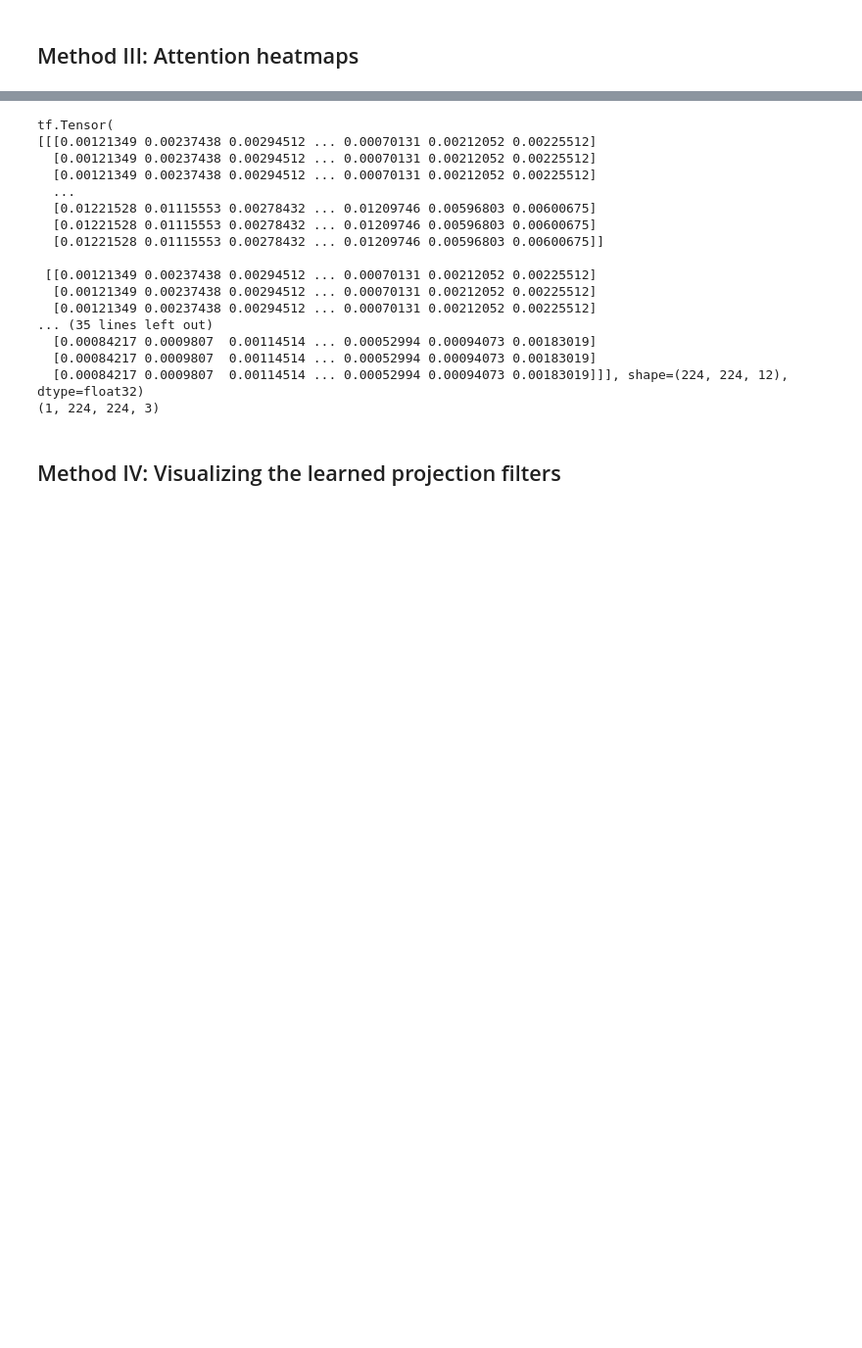
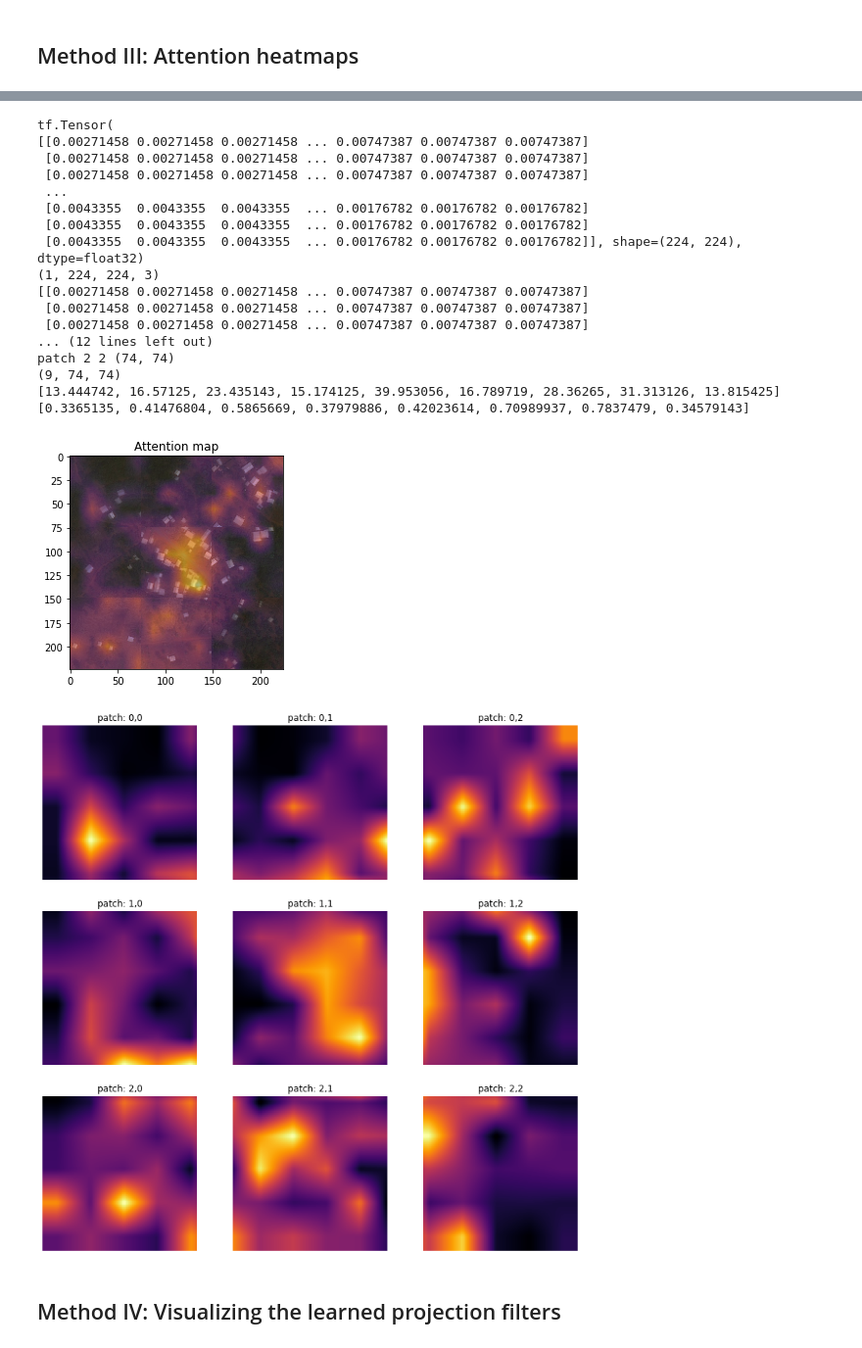
Before and after one commit to Wjppppp/building-detection, a Jupyter notebook: object_detection/workspace/weights/Vision_Transformer_representations.ipynb, the cells around one changed output, grey strips where cells are left out. Shown at 98% size. Drawn from its saved outputs; the diff is of its cells as text; code cells hidden in the pictures; blank space fills up the shorter version.

```diff
--- a/object_detection/workspace/weights/Vision_Transformer_representations.ipynb
+++ b/object_detection/workspace/weights/Vision_Transformer_representations.ipynb
@@ -410,24 +392,71 @@ tf.Tensor(
 # %%
-print(attentions)
+
+# print(preprocessed_img_orig)
+print(attentions[..., 11])
+
 print(np.shape(preprocessed_img_orig))
+plt.imshow(preprocessed_img_orig[0])
+plt.imshow(attentions[..., 11], cmap="inferno", alpha=0.5)
+plt.title("Attention map")
+
+attention_map = attentions[..., 11].numpy()
+print(attention_map)
+attention_patches = []
+attention_weights = []
+
+fig, axes = plt.subplots(nrows=3, ncols=3, figsize=(13, 13))
+img_count = 0
+
+for i in range(3):
+    for j in range(3):
+        attention_patch = attention_map[i*74+1:(i+1)*74+1, j*74+1:(j+1)*74+1]
+        attention_patches.append(attention_patch)
+        attention_weights.append(np.sum(attention_patch))
+        print("patch",i,j,np.shape(attention_patch))
+#         plt.figure()
+        axes[i, j].imshow(attention_patch, cmap="inferno")
+        axes[i, j].title.set_text(f"patch: {i},{j}")
+        axes[i, j].axis("off")
+
+
+print(np.shape(attention_patches))
+print(attention_weights)
+
+center_weight = attention_weights[4]
+for i in range(len(attention_weights)):
+    attention_weights[i] =  attention_weights[i]/center_weight
+
+attention_weights.pop(4)
+print(attention_weights)
+
+
+
+# resized_img = tf.image.resize(preprocessed_img_orig[0], (768,768), method="bicubic")
+# plt.imshow(resized_img)
+# plt.figure()
+plt.show()
+
+# print(resized_img.shape)
 # %% [output]
 tf.Tensor(
-[[[0.00121349 0.00237438 0.00294512 ... 0.00070131 0.00212052 0.00225512]
-  [0.00121349 0.00237438 0.00294512 ... 0.00070131 0.00212052 0.00225512]
-  [0.00121349 0.00237438 0.00294512 ... 0.00070131 0.00212052 0.00225512]
-  ...
-  [0.01221528 0.01115553 0.00278432 ... 0.01209746 0.00596803 0.00600675]
-  [0.01221528 0.01115553 0.00278432 ... 0.01209746 0.00596803 0.00600675]
-  [0.01221528 0.01115553 0.00278432 ... 0.01209746 0.00596803 0.00600675]]
-
- [[0.00121349 0.00237438 0.00294512 ... 0.00070131 0.00212052 0.00225512]
-  [0.00121349 0.00237438 0.00294512 ... 0.00070131 0.00212052 0.00225512]
-  [0.00121349 0.00237438 0.00294512 ... 0.00070131 0.00212052 0.00225512]
-... (35 lines left out)
-  [0.00084217 0.0009807  0.00114514 ... 0.00052994 0.00094073 0.00183019]
-  [0.00084217 0.0009807  0.00114514 ... 0.00052994 0.00094073 0.00183019]
-  [0.00084217 0.0009807  0.00114514 ... 0.00052994 0.00094073 0.00183019]]], shape=(224, 224, 12), dtype=float32)
+[[0.00271458 0.00271458 0.00271458 ... 0.00747387 0.00747387 0.00747387]
+ [0.00271458 0.00271458 0.00271458 ... 0.00747387 0.00747387 0.00747387]
+ [0.00271458 0.00271458 0.00271458 ... 0.00747387 0.00747387 0.00747387]
+ ...
+ [0.0043355  0.0043355  0.0043355  ... 0.00176782 0.00176782 0.00176782]
+ [0.0043355  0.0043355  0.0043355  ... 0.00176782 0.00176782 0.00176782]
+ [0.0043355  0.0043355  0.0043355  ... 0.00176782 0.00176782 0.00176782]], shape=(224, 224), dtype=float32)
 (1, 224, 224, 3)
+[[0.00271458 0.00271458 0.00271458 ... 0.00747387 0.00747387 0.00747387]
+ [0.00271458 0.00271458 0.00271458 ... 0.00747387 0.00747387 0.00747387]
+ [0.00271458 0.00271458 0.00271458 ... 0.00747387 0.00747387 0.00747387]
+... (12 lines left out)
+patch 2 2 (74, 74)
+(9, 74, 74)
+[13.444742, 16.57125, 23.435143, 15.174125, 39.953056, 16.789719, 28.36265, 31.313126, 13.815425]
+[0.3365135, 0.41476804, 0.5865669, 0.37979886, 0.42023614, 0.70989937, 0.7837479, 0.34579143]
+[figure, added]
+[figure, added]
 # %% [markdown]
 ## Method IV: Visualizing the learned projection filters
 # %%
```
Also changed, not shown: parts of 10 cells of this notebook, 19 other files.
